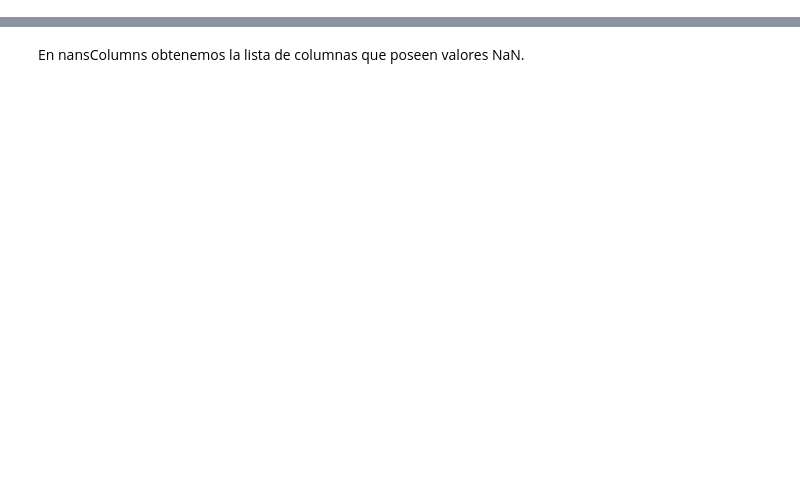
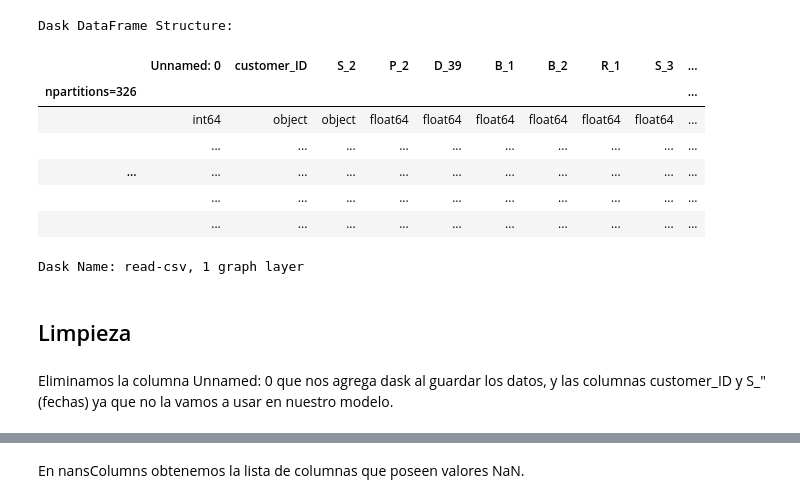
Before and after one commit to new-superuser-alt9193/IA_Avanzada, a Jupyter notebook: etl/transform/transform.ipynb, the cells around one changed output, grey strips where cells are left out. Saved outputs shown, nothing was run; the diff lists cells and outputs as text; code cells hidden in the pictures; blank space fills up the shorter version.

```diff
--- a/etl/transform/transform.ipynb
+++ b/etl/transform/transform.ipynb
@@ -4,3 +4,16 @@ import dask.array as da
 import dask.bag as db
 # %%
 trainSet = dd.read_csv('../../data/train_merged_data.csv', blocksize=50e6)
+trainSet
+# %% [output]
+Dask DataFrame Structure:
+|  | Unnamed: 0 | customer_ID | S_2 | P_2 | D_39 | B_1 | B_2 | R_1 | S_3 | ... |
+| npartitions=326 |  |  |  |  |  |  |  |  |  | ... |
+|  | int64 | object | object | float64 | float64 | float64 | float64 | float64 | float64 | ... |
+|  | ... | ... | ... | ... | ... | ... | ... | ... | ... | ... |
+| ... | ... | ... | ... | ... | ... | ... | ... | ... | ... | ... |
+|  | ... | ... | ... | ... | ... | ... | ... | ... | ... | ... |
+|  | ... | ... | ... | ... | ... | ... | ... | ... | ... | ... |
+Dask Name: read-csv, 1 graph layer
+# %% [markdown]
+## Limpieza
@@ -7,2 +22,4 @@ trainSet = dd.read_csv('../../data/train_merged_data.csv', blocksize=50e6)
+# %% [markdown]
+Eliminamos la columna Unnamed: 0 que nos agrega dask al guardar los datos, y las columnas customer_ID y S_" (fechas)  ya que no la vamos a usar en nuestro modelo.
 # %%
 trainSet.isna().compute()
```
Also changed, not shown: parts of 52 cells of this notebook.
